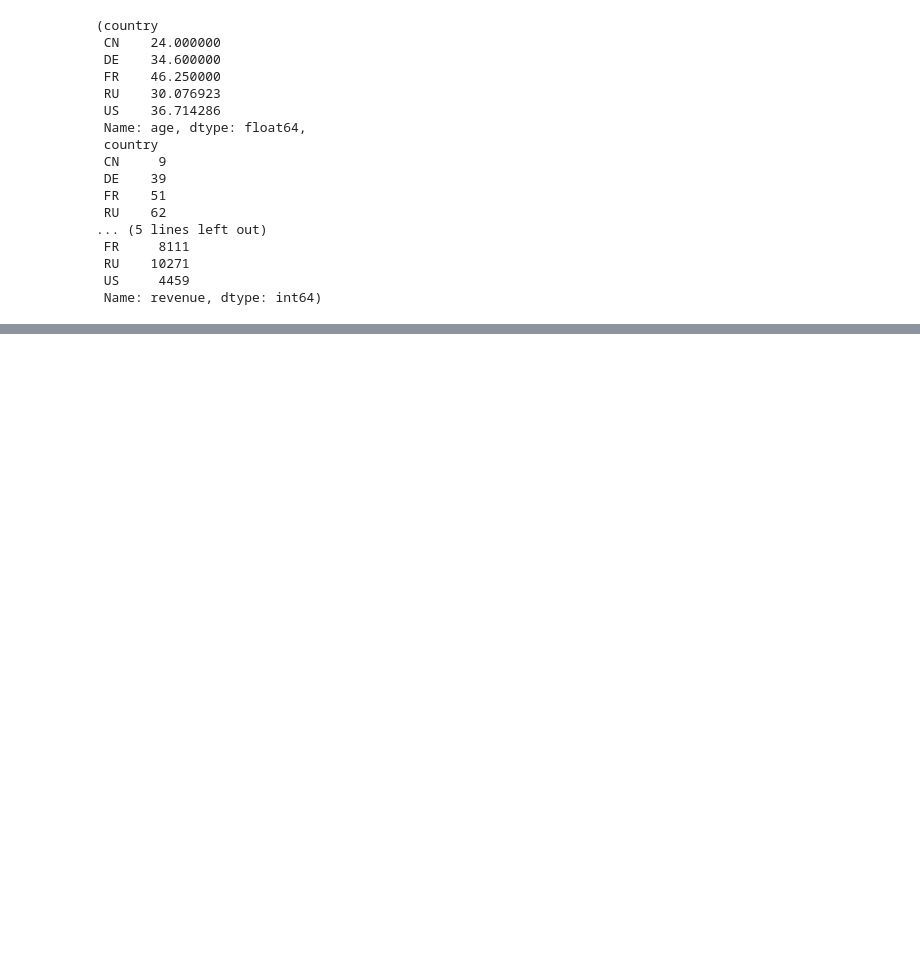
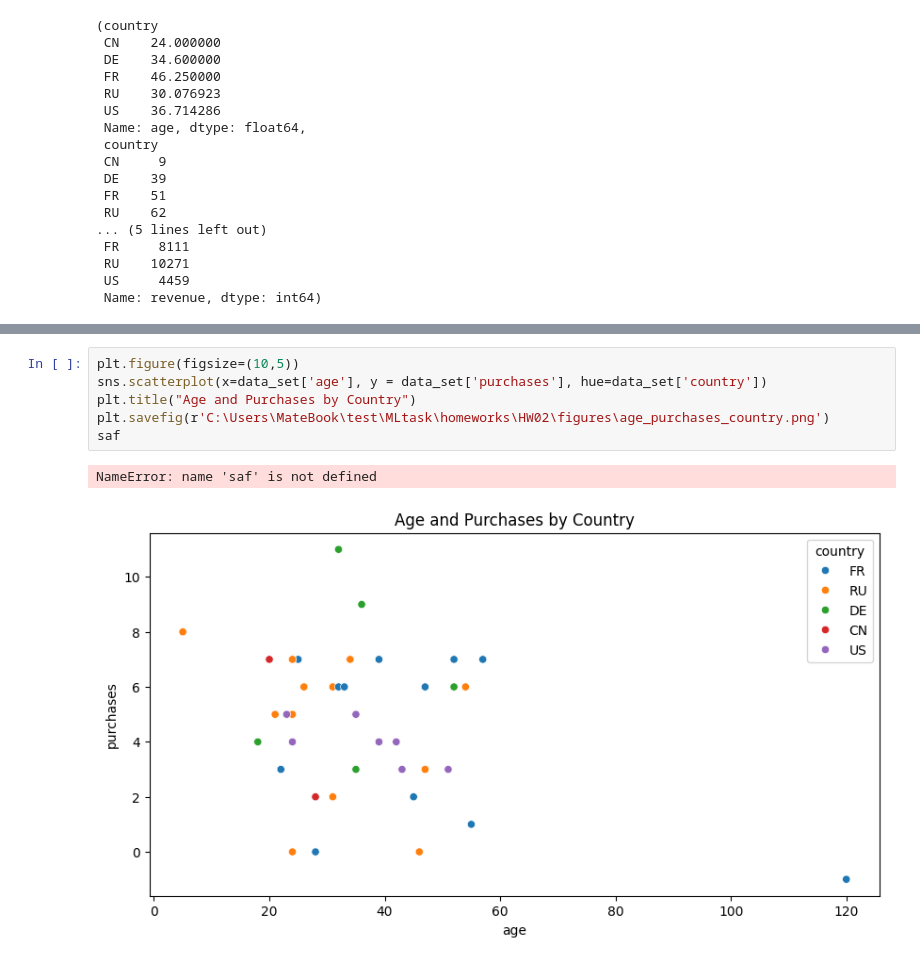
Before and after one commit to 12hennesy17/MLtask, a Jupyter notebook: homeworks/HW02/HW02.ipynb, the cells around one changed output, grey strips where cells are left out. Saved outputs shown, nothing was run; the diff lists cells and outputs as text; blank space fills up the shorter version.

```diff
--- a/homeworks/HW02/HW02.ipynb
+++ b/homeworks/HW02/HW02.ipynb
@@ -654,0 +662,9 @@ AttributeError: Rectangle.set() got an unexpected keyword argument 'colors'
+# %%
+plt.figure(figsize=(10,5))
+sns.scatterplot(x=data_set['age'], y = data_set['purchases'], hue=data_set['country'])
+plt.title("Age and Purchases by Country")
+plt.savefig(r'C:\Users\MateBook\test\MLtask\homeworks\HW02\figures\age_purchases_country.png')
+saf
+# %% [output]
+NameError: name 'saf' is not defined
+[figure, added]
```
Also changed, not shown: parts of 4 cells of this notebook.
